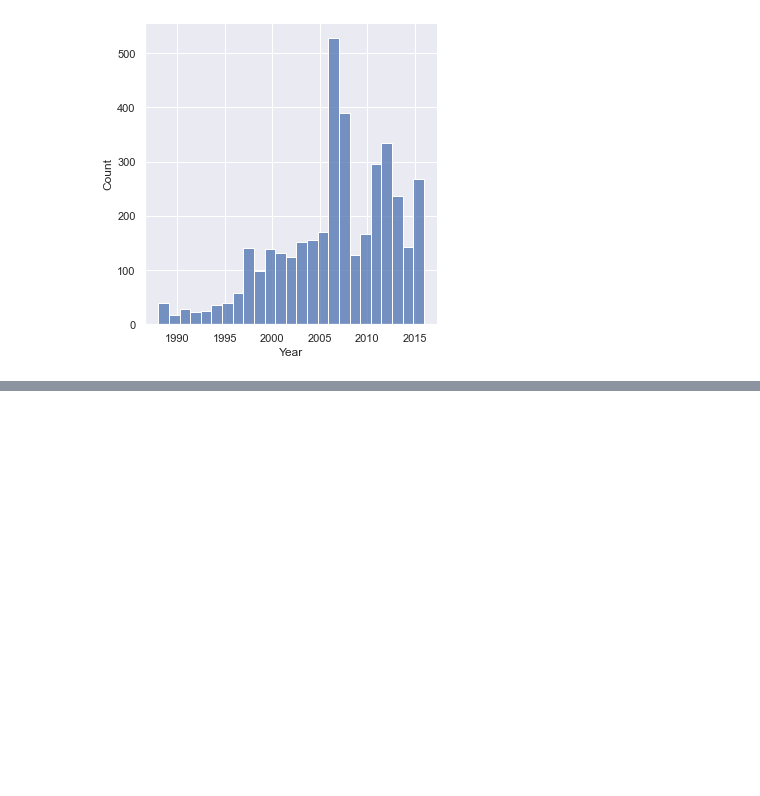
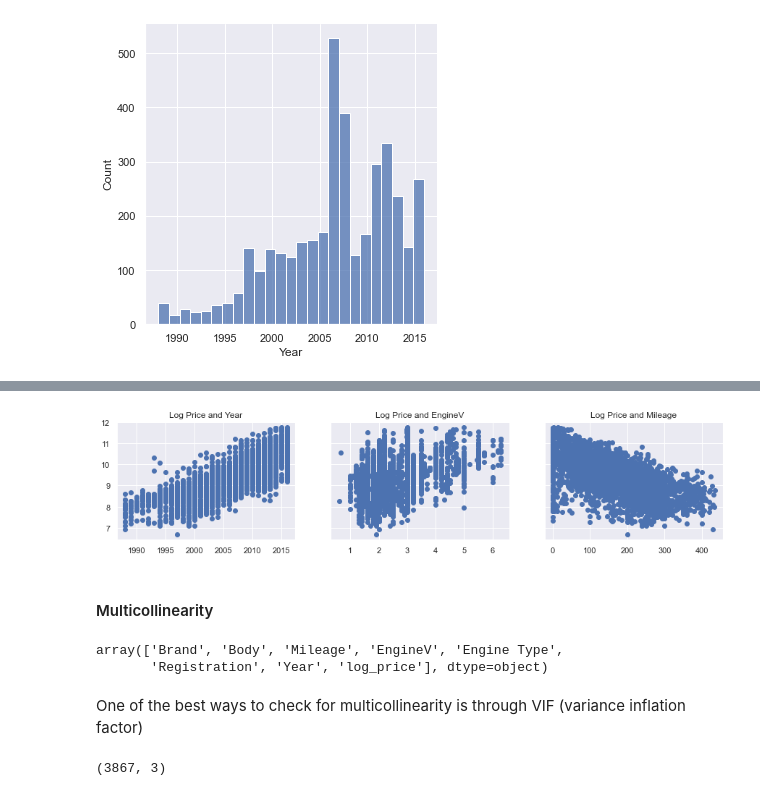
Before and after one commit to abel672/data-science-bootcamp-365, a Jupyter notebook: Section-15-Linear-regression-with-sklearn/05-Practical-example-linear-regresssion.ipynb, the cells around one changed output, grey strips where cells are left out. Saved outputs shown, nothing was run; the diff lists cells and outputs as text; code cells hidden in the pictures; blank space fills up the shorter version.

```diff
--- a/Section-15-Linear-regression-with-sklearn/05-Practical-example-linear-regresssion.ipynb
+++ b/Section-15-Linear-regression-with-sklearn/05-Practical-example-linear-regresssion.ipynb
@@ -214,0 +246,4 @@ data_cleaned.describe(include='all')
+# %%
+log_price = np.log(data_cleaned['Price'])
+data_cleaned['log_price'] = log_price
+data_cleaned
@@ -214,0 +264,15 @@ data_cleaned.describe(include='all')
+# %%
+f, (ax1, ax2, ax3) = plt.subplots(1, 3, sharey=True, figsize = (15,3))
+
+ax1.scatter(data_cleaned['Year'], data_cleaned['log_price'])
+ax1.set_title('Log Price and Year')
+
+ax2.scatter(data_cleaned['EngineV'], data_cleaned['log_price'])
+ax2.set_title('Log Price and EngineV')
+
+ax3.scatter(data_cleaned['Mileage'], data_cleaned['log_price'])
+ax3.set_title('Log Price and Mileage')
+
+plt.show() # after the log transformation, we can observe linear patterns in all the plots with price
+# %% [output]
+[figure, added]
@@ -214,0 +282,19 @@ data_cleaned.describe(include='all')
+# %% [markdown]
+#### Multicollinearity
+# %%
+data_cleaned.columns.values
+# %% [output]
+array(['Brand', 'Body', 'Mileage', 'EngineV', 'Engine Type',
+       'Registration', 'Year', 'log_price'], dtype=object)
+# %% [markdown]
+One of the best ways to check for multicollinearity is through VIF (variance inflation factor)
+# %%
+from statsmodels.stats.outliers_influence import variance_inflation_factor
+
+variables = data_cleaned[['Mileage','Year','EngineV']]
+
+vif = pd.DataFrame()
+vif['VIF'] = [variance_inflation_factor(variables.values, i) for i in range(variables.shape[1])]
+vif['features'] = variables.columns
+# %% [output]
+(3867, 3)
```
Also changed, not shown: parts of 9 cells of this notebook.
